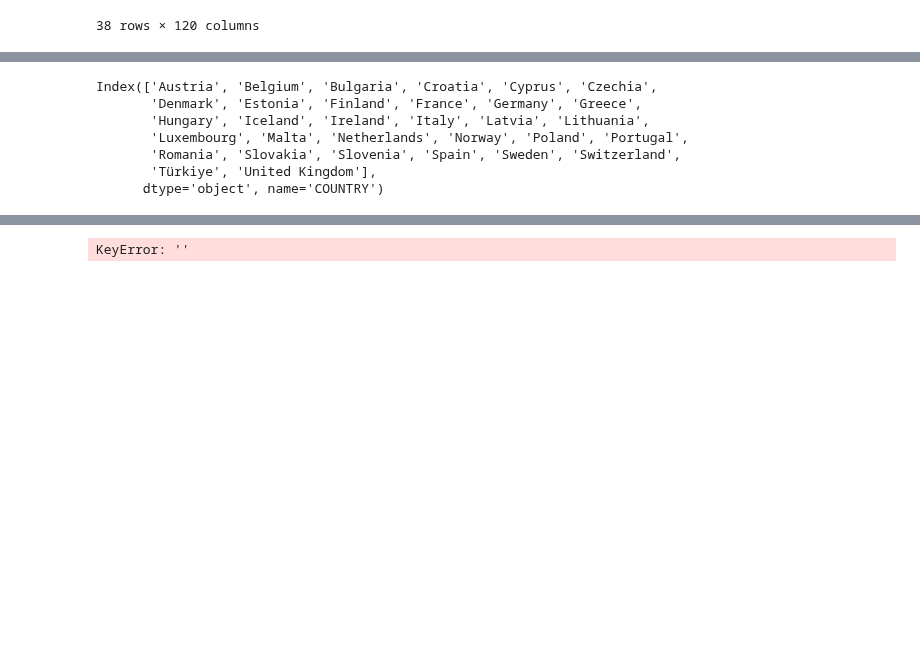
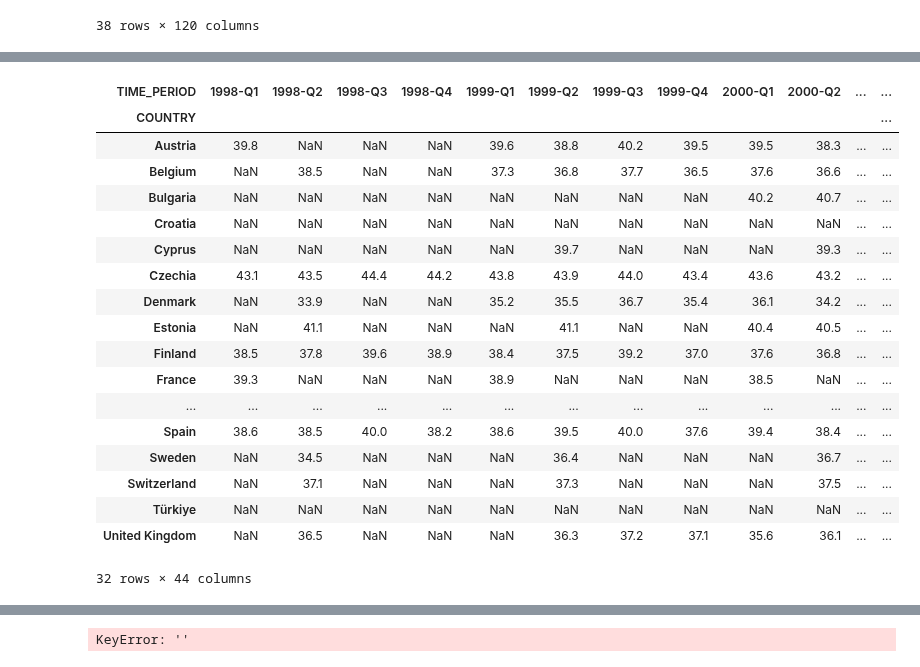
Before and after one commit to enriquealarcon01/Stat-App, a Jupyter notebook: Stat'App- test données.ipynb, the cells around one changed output, grey strips where cells are left out. Cells and saved outputs as stored; diff of their text form; code cells hidden in the pictures; blank space fills up the shorter version.

```diff
--- a/Stat'App- test données.ipynb
+++ b/Stat'App- test données.ipynb
@@ -98,33 +183,47 @@ df_working_hours_pivot_OCDE
 # %%
-#Extration des données Working Hours per year (Données Eurostat à partir de 2008)
+#Extration des données Working Hours per year (Données Eurostat à partir de 1998-2008)
 
 '''
 Informations générales: données trimestrielles à partir de 2008
-Online data code:https://data-explorer.oecd.org/vis?lc=en&pg=0&snb=1&vw=tb&df[ds]=dsDisseminateFinalDMZ&df[id]=DSD_HW%40DF_AVG_ANN_HRS_WKD&df[ag]=OECD.ELS.SAE&df[vs]=&pd=1995%2C&dq=CZE%2BROU%2BCYP%2BMLT%2BHRV%2BBGR%2BGBR%2BDNK%2BAUT%2BBEL%2BEST%2BFIN%2BFRA%2BDEU%2BGRC%2BHUN%2BISL%2BIRL%2BITA%2BLVA%2BLTU%2BLUX%2BNLD%2BNOR%2BPOL%2BPRT%2BSVK%2BSVN%2BESP%2BSWE%2BCHE%2BTUR........_T....&to[TIME_PERIOD]=false
+Online data code:lfsq_ewhana
+source: https://ec.europa.eu/eurostat/databrowser/view/lfsq_ewhana__custom_15382513/default/table?lang=en
 Unit of measure_ Hours per year per person
 '''
 
-df_working_hours_eurostat= pd.read_csv("Données_extraites/Working_hours_eurostat.csv", encoding='utf-8')
+df_working_hours_eurostat_2= pd.read_csv("Données_extraites/Working_hours_eurostat_2.csv", encoding='utf-8')
 #print(df_GDP.head())
 
+
 # Choix des colonnes rélévantes
-df_working_hours_selected_eurostat= df_working_hours_eurostat[['geo', 'TIME_PERIOD', 'OBS_VALUE']]
+df_working_hours_selected_eurostat_2= df_working_hours_eurostat_2[['geo', 'TIME_PERIOD', 'OBS_VALUE']]
 #print(df_GDP_selected.head())
 
 # Obtention des données de panel
-df_working_hours_pivot_eurostat = df_working_hours_selected_eurostat.pivot_table(index='geo', columns='TIME_PERIOD', values='OBS_VALUE', aggfunc='first')
+df_working_hours_pivot_eurostat_2 = df_working_hours_selected_eurostat_2.pivot_table(index='geo', columns='TIME_PERIOD', values='OBS_VALUE', aggfunc='first')
 
 # Renomer l'index des colonnes
-df_working_hours_pivot_eurostat= df_working_hours_pivot_eurostat.rename_axis(index={'geo': 'COUNTRY'})
+df_working_hours_pivot_eurostat_2= df_working_hours_pivot_eurostat_2.rename_axis(index={'geo': 'COUNTRY'})
 
 # Vérification
 #print(df_GDP_pivot.head())
-df_working_hours_pivot_eurostat
+df_working_hours_pivot_eurostat_2
 # %% [output]
+| TIME_PERIOD | 1998-Q1 | 1998-Q2 | 1998-Q3 | 1998-Q4 | 1999-Q1 | 1999-Q2 | 1999-Q3 | 1999-Q4 | 2000-Q1 | 2000-Q2 | ... | ... |
+| COUNTRY |  |  |  |  |  |  |  |  |  |  |  | ... |
+| Austria | 39.8 | NaN | NaN | NaN | 39.6 | 38.8 | 40.2 | 39.5 | 39.5 | 38.3 | ... | ... |
+| Belgium | NaN | 38.5 | NaN | NaN | 37.3 | 36.8 | 37.7 | 36.5 | 37.6 | 36.6 | ... | ... |
+| Bulgaria | NaN | NaN | NaN | NaN | NaN | NaN | NaN | NaN | 40.2 | 40.7 | ... | ... |
+| Croatia | NaN | NaN | NaN | NaN | NaN | NaN | NaN | NaN | NaN | NaN | ... | ... |
+| Cyprus | NaN | NaN | NaN | NaN | NaN | 39.7 | NaN | NaN | NaN | 39.3 | ... | ... |
+| Czechia | 43.1 | 43.5 | 44.4 | 44.2 | 43.8 | 43.9 | 44.0 | 43.4 | 43.6 | 43.2 | ... | ... |
+| Denmark | NaN | 33.9 | NaN | NaN | 35.2 | 35.5 | 36.7 | 35.4 | 36.1 | 34.2 | ... | ... |
+| Estonia | NaN | 41.1 | NaN | NaN | NaN | 41.1 | NaN | NaN | 40.4 | 40.5 | ... | ... |
+| Finland | 38.5 | 37.8 | 39.6 | 38.9 | 38.4 | 37.5 | 39.2 | 37.0 | 37.6 | 36.8 | ... | ... |
+| France | 39.3 | NaN | NaN | NaN | 38.9 | NaN | NaN | NaN | 38.5 | NaN | ... | ... |
+| ... | ... | ... | ... | ... | ... | ... | ... | ... | ... | ... | ... | ... |
+| Spain | 38.6 | 38.5 | 40.0 | 38.2 | 38.6 | 39.5 | 40.0 | 37.6 | 39.4 | 38.4 | ... | ... |
+| Sweden | NaN | 34.5 | NaN | NaN | NaN | 36.4 | NaN | NaN | NaN | 36.7 | ... | ... |
+| Switzerland | NaN | 37.1 | NaN | NaN | NaN | 37.3 | NaN | NaN | NaN | 37.5 | ... | ... |
+| Türkiye | NaN | NaN | NaN | NaN | NaN | NaN | NaN | NaN | NaN | NaN | ... | ... |
+| United Kingdom | NaN | 36.5 | NaN | NaN | NaN | 36.3 | 37.2 | 37.1 | 35.6 | 36.1 | ... | ... |
-Index(['Austria', 'Belgium', 'Bulgaria', 'Croatia', 'Cyprus', 'Czechia',
-       'Denmark', 'Estonia', 'Finland', 'France', 'Germany', 'Greece',
-       'Hungary', 'Iceland', 'Ireland', 'Italy', 'Latvia', 'Lithuania',
-       'Luxembourg', 'Malta', 'Netherlands', 'Norway', 'Poland', 'Portugal',
-       'Romania', 'Slovakia', 'Slovenia', 'Spain', 'Sweden', 'Switzerland',
-       'Türkiye', 'United Kingdom'],
-      dtype='object', name='COUNTRY')
+32 rows × 44 columns
```
Also changed, not shown: parts of 6 cells of this notebook, 3 other files.
